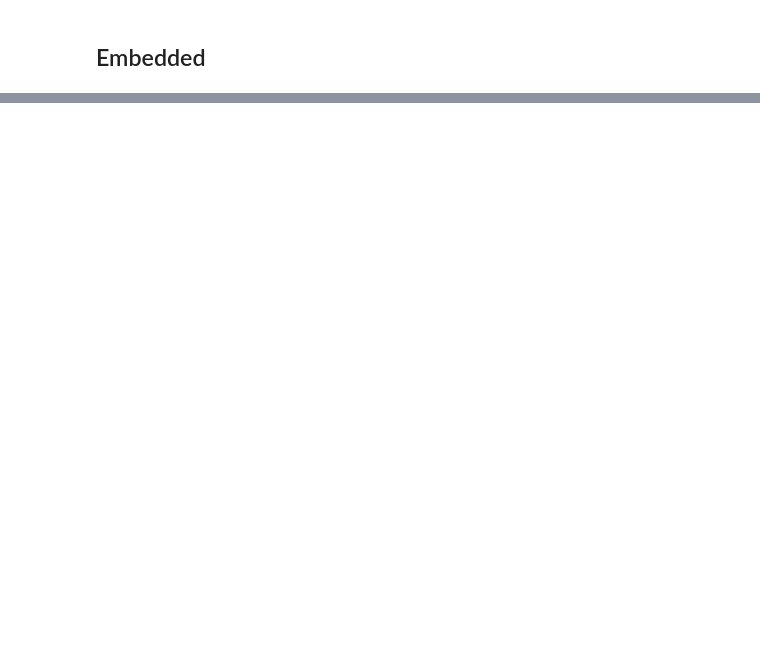
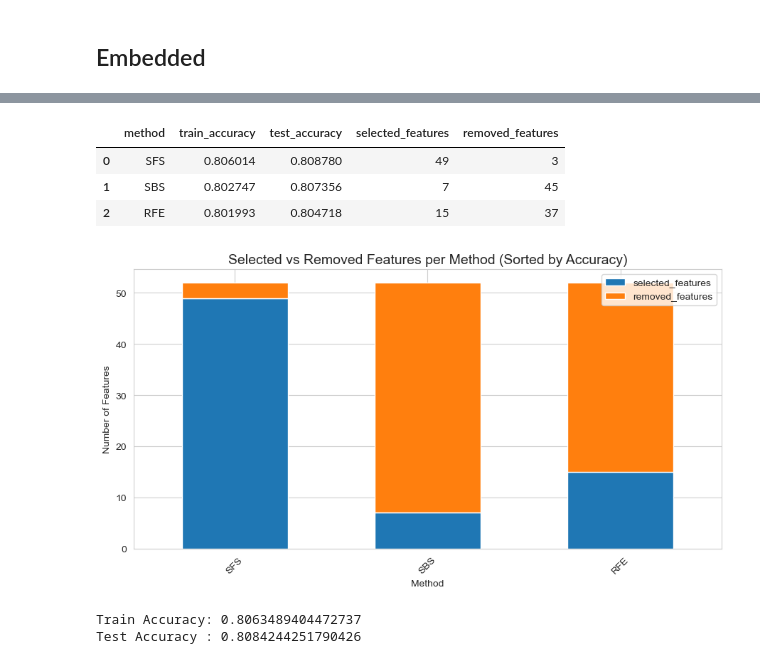
Before and after one commit to markoandjel/Preprocessing, a Jupyter notebook: I seminarski rad/Feature_Selection_Marko_Andjelkovic_1809.ipynb, the cells around one changed output, grey strips where cells are left out. Drawn from its saved outputs; the diff is of its cells as text; code cells hidden in the pictures; blank space fills up the shorter version.

```diff
--- a/I seminarski rad/Feature_Selection_Marko_Andjelkovic_1809.ipynb
+++ b/I seminarski rad/Feature_Selection_Marko_Andjelkovic_1809.ipynb
@@ -1683,0 +1780,41 @@ plot_confusion_matrix_percent(y_test_rfe, y_pred_rfe, title='Confusion Matrix RF
+# %%
+# --- Build summary of selected/removed features ---
+all_features = set().union(*selected_features_wrapper.values())
+total = len(all_features)
+
+summary = pd.DataFrame({
+    "method": list(selected_features_wrapper.keys()),
+    "selected_features": [len(v) for v in selected_features_wrapper.values()],
+})
+
+summary["removed_features"] = summary["selected_features"].apply(lambda x: total - x)
+
+# --- Merge with df_plot (accuracies) ---
+df_final = df_plot.merge(summary, on="method")
+
+filters_df = df_final.sort_values(
+    ["test_accuracy", "train_accuracy"],
+    ascending=[False, False]
+)
+filters_df
+# %% [output]
+|  | method | train_accuracy | test_accuracy | selected_features | removed_features |
+| 0 | SFS | 0.806014 | 0.808780 | 49 | 3 |
+| 1 | SBS | 0.802747 | 0.807356 | 7 | 45 |
+| 2 | RFE | 0.801993 | 0.804718 | 15 | 37 |
+# %%
+ax = filters_df.set_index("method")[["selected_features", "removed_features"]].plot(
+    kind="bar",
+    stacked=True,
+    width=0.55,
+    figsize=(9,5)
+)
+
+ax.set_title("Selected vs Removed Features per Method (Sorted by Accuracy)", fontsize=14)
+ax.set_xlabel("Method")
+ax.set_ylabel("Number of Features")
+plt.xticks(rotation=45)
+plt.tight_layout()
+plt.show()
+# %% [output]
+[figure, added]
@@ -1683,0 +1838,5 @@ plot_confusion_matrix_percent(y_test_rfe, y_pred_rfe, title='Confusion Matrix RF
+# %%
+y_test_lasso, y_pred_lasso, train_acc_lasso, test_acc_lasso = run_logistic_regression(df_scaled[selected_lasso], df["is_canceled"])
+# %% [output]
+Train Accuracy: 0.8063489404472737
+Test Accuracy : 0.8084244251790426
```
Also changed, not shown: parts of 54 cells of this notebook, 1 other file.
